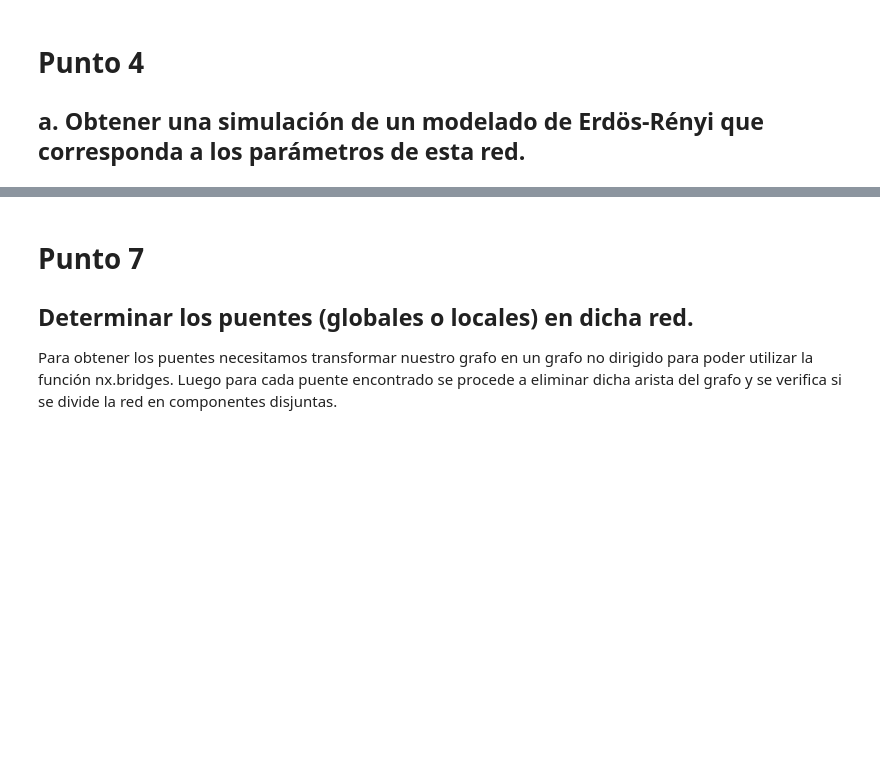
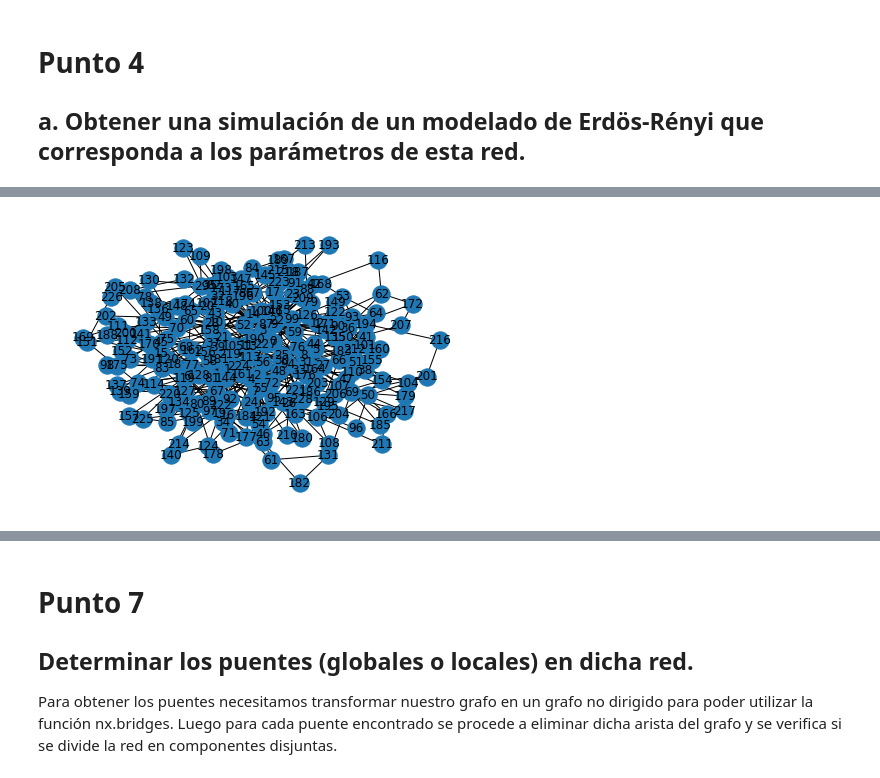
Before and after one commit to valeriarochab/tp1-tda2, a Jupyter notebook: tp1.ipynb, the cells around one changed output, grey strips where cells are left out. Cells and saved outputs as stored; diff of their text form; code cells hidden in the pictures; blank space fills up the shorter version.

```diff
--- a/tp1.ipynb
+++ b/tp1.ipynb
@@ -134,0 +141,39 @@ La cantidad de nodos en el grafo es: 229
+# %%
+import numpy as np
+
+# Parámetros para la simulación
+n = 229  # Número de nodos
+m = 2    # Número de conexiones que se agregan en cada paso
+
+# Crear un grafo vacío
+nx_graph_pa = nx.Graph()
+
+# Agregar los primeros m nodos iniciales
+for i in range(m):
+    nx_graph_pa.add_node(i)
+
+# Realizar la simulación de Preferential Attachment
+for i in range(m, n):
+    # Calcular la probabilidad de conexión para cada nodo existente
+    degrees = [nx_graph_pa.degree(node) for node in nx_graph_pa.nodes()]
+
+    if sum(degrees) == 0:
+        # En caso de que todos los grados sean cero, asigna una probabilidad uniforme
+        probabilities = [1 / m] * m
+    else:
+        # Normalizar las probabilidades para que sumen 1
+        probabilities = np.array(degrees) / sum(degrees)
+
+    # Elegir m nodos existentes para conectar el nuevo nodo
+    targets = np.random.choice(nx_graph_pa.nodes(), size=m, p=probabilities, replace=False)
+
+    # Agregar el nuevo nodo y las conexiones
+    nx_graph_pa.add_node(i)
+    for target in targets:
+        nx_graph_pa.add_edge(i, target)
+
+# Dibuja el grafo resultante
+nx.draw(nx_graph_pa, with_labels=True)
+plt.show()
+# %% [output]
+[figure, added]
```
Also changed, not shown: parts of 11 cells of this notebook.
